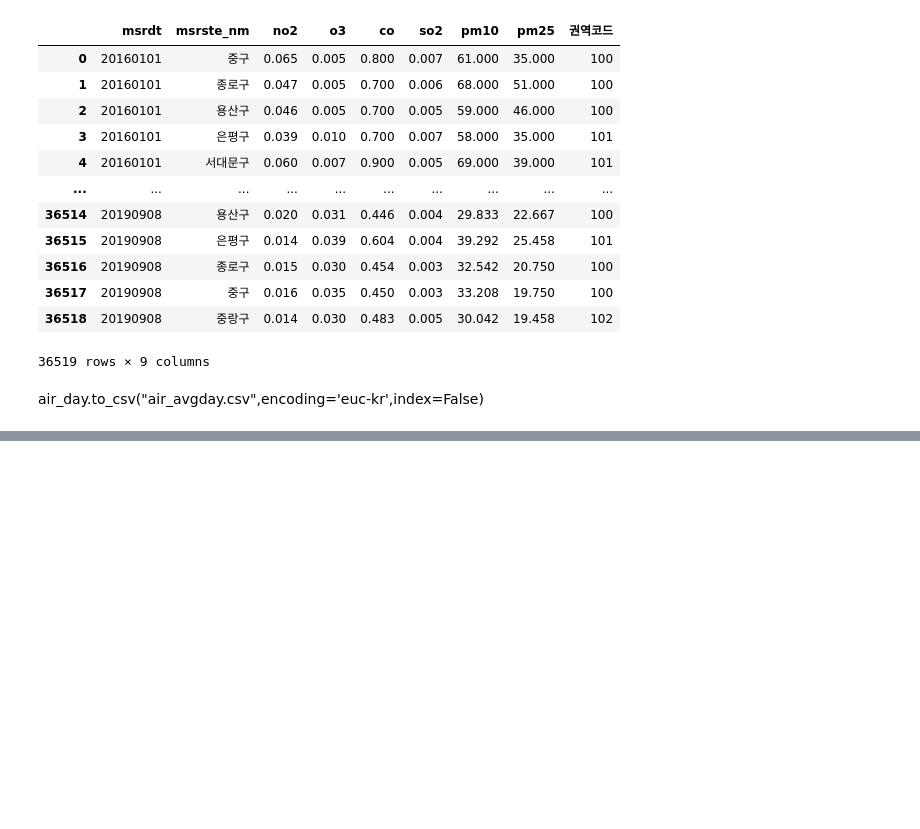
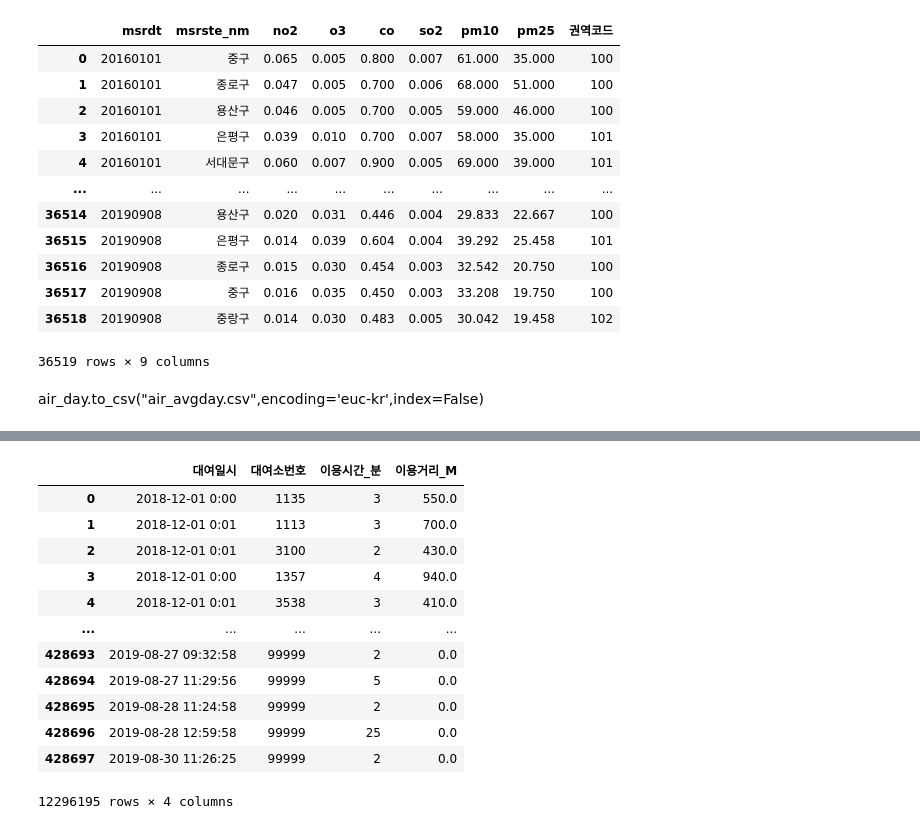
Before and after one commit to Seoheesu1/Regression, a Jupyter notebook: Preprocessing.ipynb, the cells around one changed output, grey strips where cells are left out. Saved outputs shown, nothing was run; the diff lists cells and outputs as text; code cells hidden in the pictures; blank space fills up the shorter version.

```diff
--- a/Preprocessing.ipynb
+++ b/Preprocessing.ipynb
@@ -1099,0 +1216,10 @@ air_day.to_csv("air_avgday.csv",encoding='euc-kr',index=False)
+# %%
+a3=0
+for i in range(15,30):
+    bike_data=pd.DataFrame(pd.read_csv(filenames[i],encoding='cp949',thousands = ','))
+    a3+=len(bike_data)
+    print(filenames[i],i,a3)
+    print(bike_data.columns[[1,2,9,10]])
+    bike_data=bike_data.iloc[:,[1,2,9,10]]
+    bike_data.columns=['대여일시','대여소번호','이용시간_분', '이용거리_M']
+    bike3=pd.concat([bike3,bike_data])
@@ -1099,0 +1244,16 @@ air_day.to_csv("air_avgday.csv",encoding='euc-kr',index=False)
+# %%
+bike3
+# %% [output]
+|  | 대여일시 | 대여소번호 | 이용시간_분 | 이용거리_M |
+| 0 | 2018-12-01 0:00 | 1135 | 3 | 550.0 |
+| 1 | 2018-12-01 0:01 | 1113 | 3 | 700.0 |
+| 2 | 2018-12-01 0:01 | 3100 | 2 | 430.0 |
+| 3 | 2018-12-01 0:00 | 1357 | 4 | 940.0 |
+| 4 | 2018-12-01 0:01 | 3538 | 3 | 410.0 |
+| ... | ... | ... | ... | ... |
+| 428693 | 2019-08-27 09:32:58 | 99999 | 2 | 0.0 |
+| 428694 | 2019-08-27 11:29:56 | 99999 | 5 | 0.0 |
+| 428695 | 2019-08-28 11:24:58 | 99999 | 2 | 0.0 |
+| 428696 | 2019-08-28 12:59:58 | 99999 | 25 | 0.0 |
+| 428697 | 2019-08-30 11:26:25 | 99999 | 2 | 0.0 |
+12296195 rows × 4 columns
```
Also changed, not shown: parts of 65 cells of this notebook.
